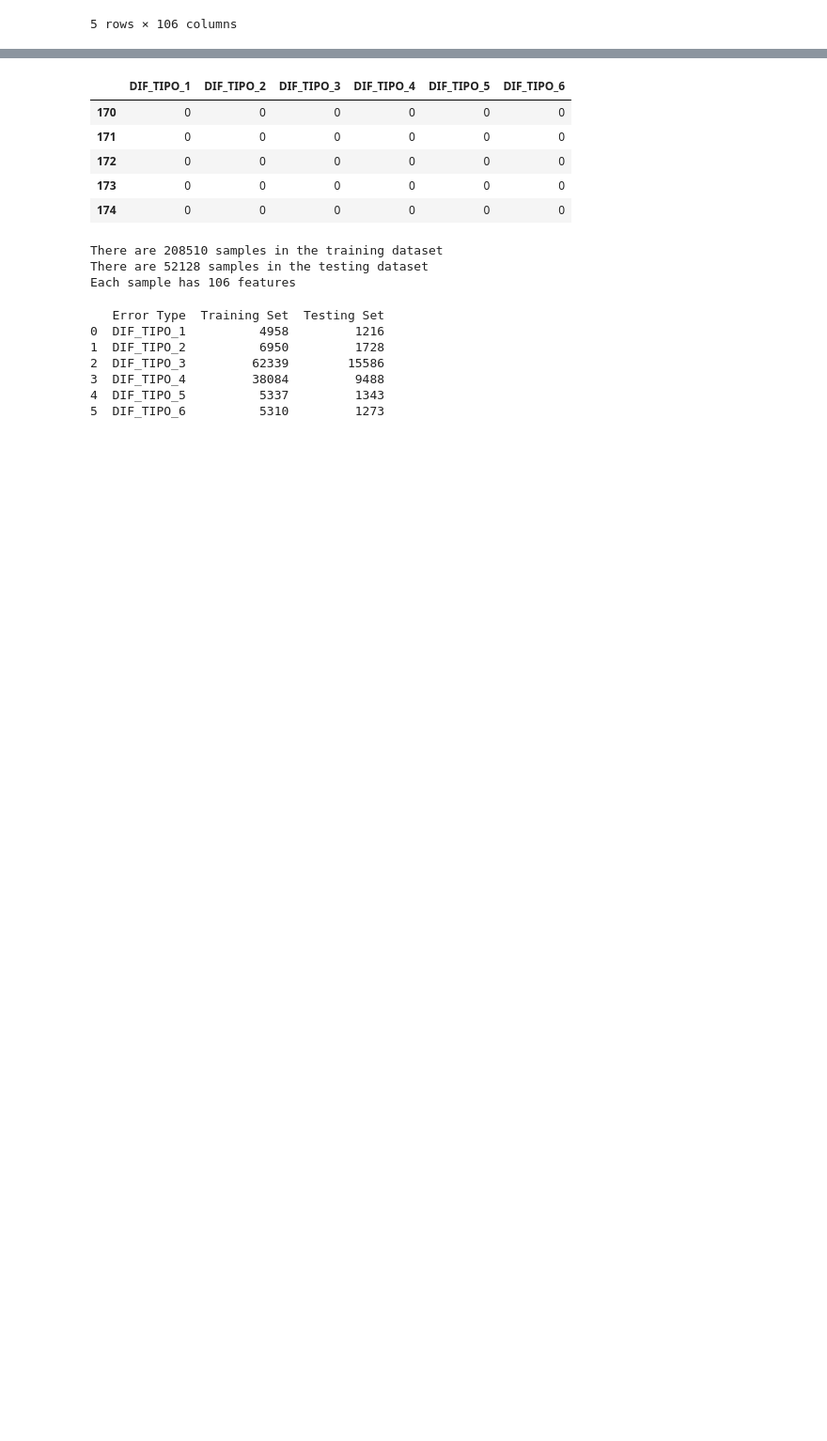
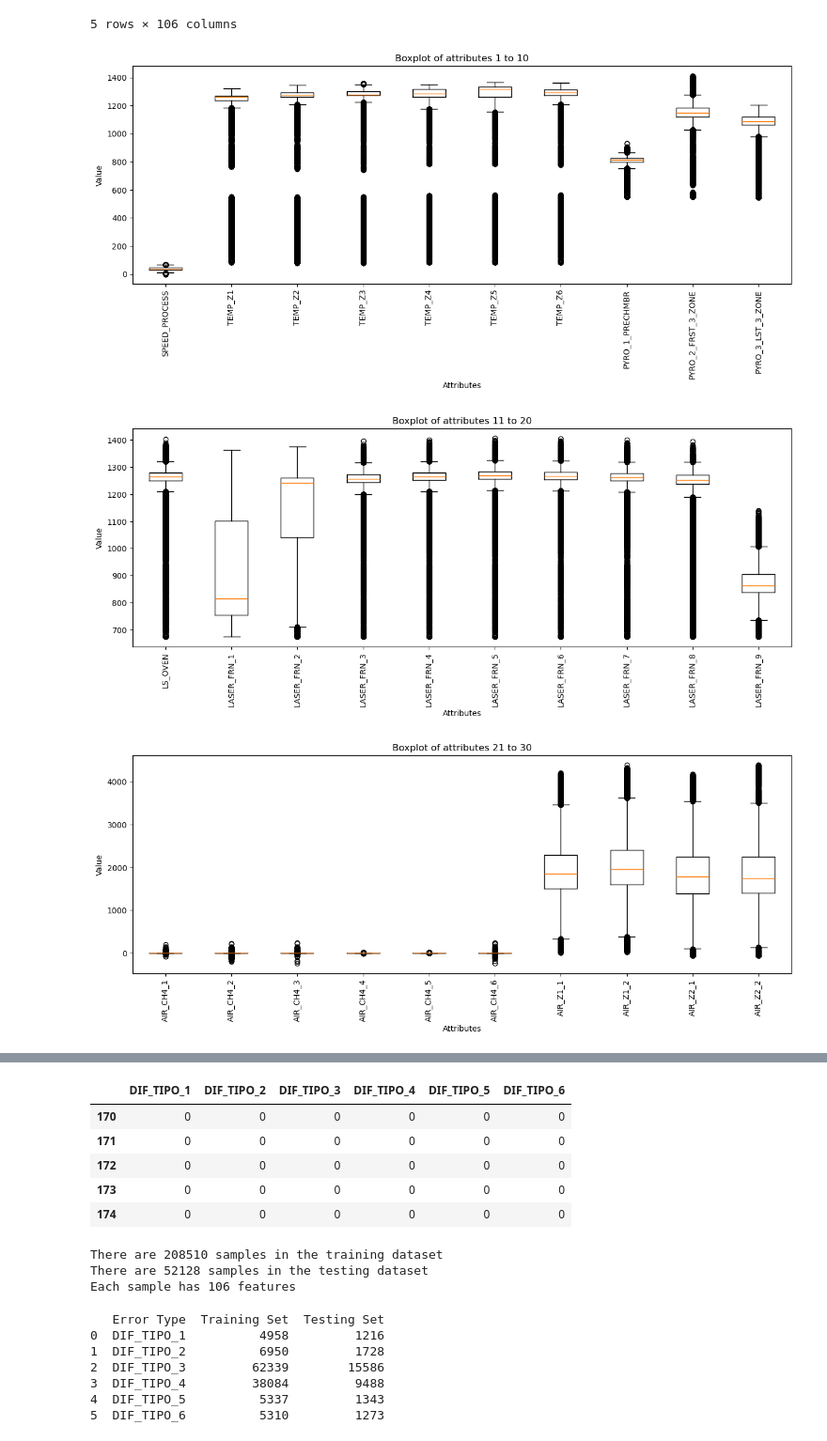
Before and after one commit to MattiaCampanella1993/ML_Fieldwork, a Jupyter notebook: code_fieldwork.ipynb, the cells around one changed output, grey strips where cells are left out. Shown at 94% size. Drawn from its saved outputs; the diff is of its cells as text; code cells hidden in the pictures; blank space fills up the shorter version.

```diff
--- a/code_fieldwork.ipynb
+++ b/code_fieldwork.ipynb
@@ -269,3 +331,22 @@ X.head()
 | 173 | 23.583060 | 1270.78875 | 1279.190250 | 1284.021000 | 1280.66175 | 1308.818250 | 1283.818500 | 855.048825 | ... |
 | 174 | 23.594212 | 1269.96750 | 1277.968125 | 1284.232500 | 1281.30375 | 1308.823125 | 1284.369375 | 855.170625 | ... |
 5 rows × 106 columns
+# %%
+num_attributes = X.shape[1]
+num_plots = 10  # Number of attributes to plot at a time
+num_figures = int(np.ceil(num_attributes / num_plots))
+
+for i in range(num_figures):
+    start_idx = i * num_plots
+    end_idx = min((i + 1) * num_plots, num_attributes)
+    plt.figure(figsize=(15, 5))  # Adjust the size as needed
+    plt.boxplot(X.iloc[:, start_idx:end_idx])
+    plt.title(f'Boxplot of attributes {start_idx + 1} to {end_idx}')
+    plt.xlabel('Attributes')
+    plt.ylabel('Value')
+    plt.xticks(ticks=np.arange(1, end_idx - start_idx + 1), labels=X.columns[start_idx:end_idx], rotation=90)
+    plt.show()
+# %% [output]
+[figure, added]
+[figure, added]
+[figure, added]
```
Also changed, not shown: parts of 19 cells of this notebook.
